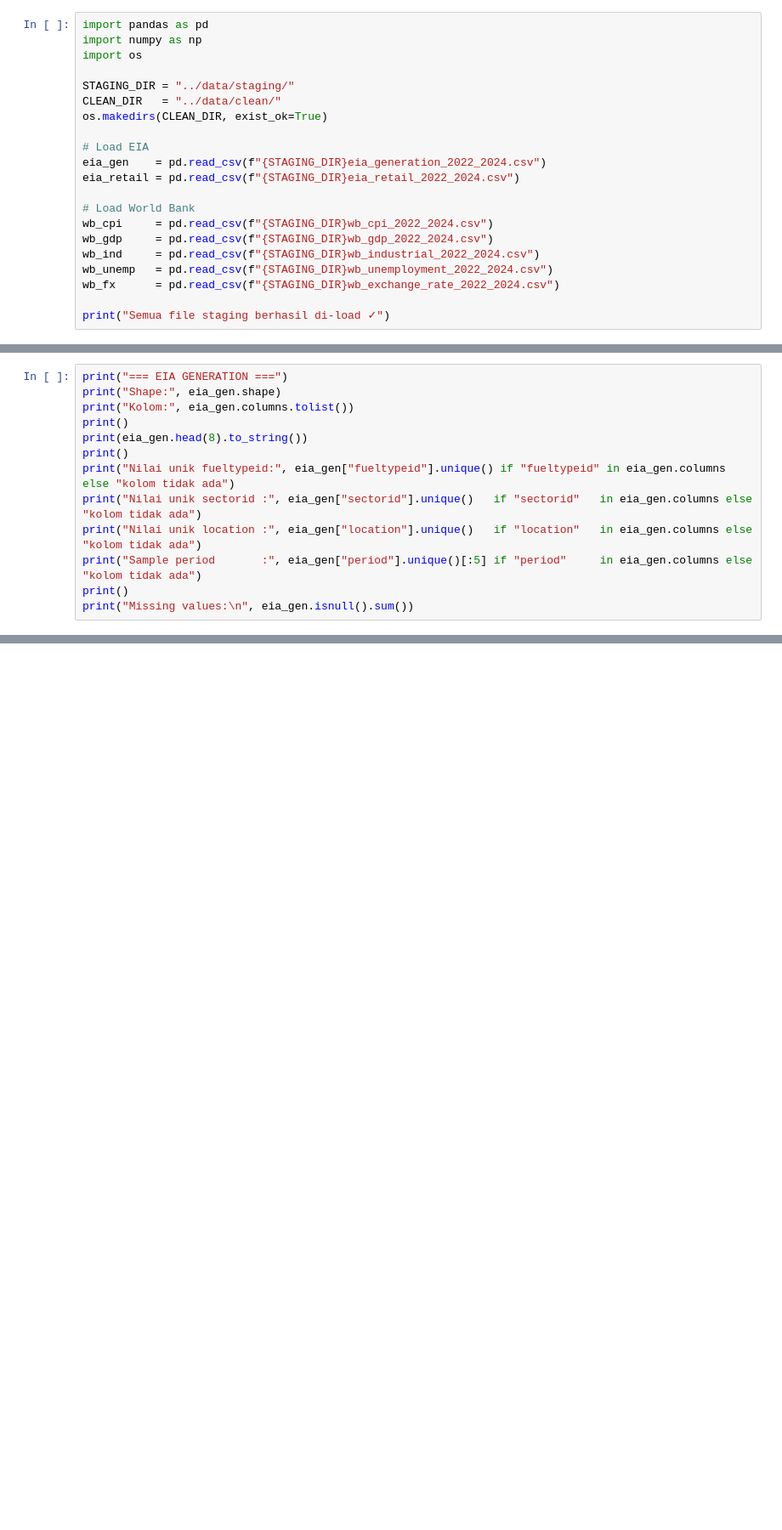
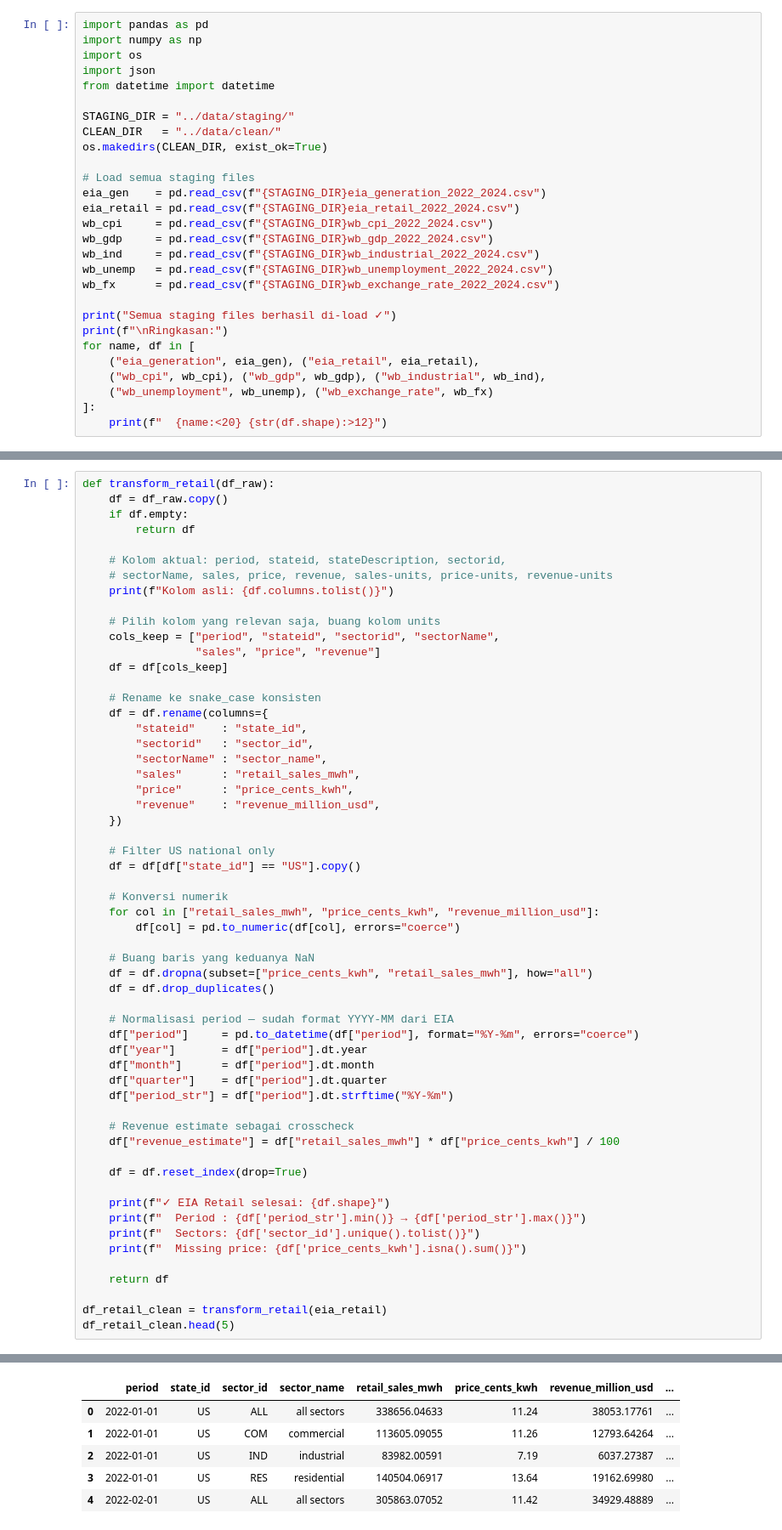
Before and after one commit to AlFirdaus008/warehouse_energy_project, a Jupyter notebook: notebooks/05_transform.ipynb, the cells around one changed output, grey strips where cells are left out. Shown at 85% size. Cells and saved outputs as stored; diff of their text form; blank space fills up the shorter version.

Commit message:
feat: add complete transform pipeline with Star Schema generation

```diff
--- a/notebooks/05_transform.ipynb
+++ b/notebooks/05_transform.ipynb
@@ -4,20 +2,27 @@
 import pandas as pd
 import numpy as np
 import os
+import json
+from datetime import datetime
 
 STAGING_DIR = "../data/staging/"
 CLEAN_DIR   = "../data/clean/"
 os.makedirs(CLEAN_DIR, exist_ok=True)
 
-# Load EIA
+# Load semua staging files
 eia_gen    = pd.read_csv(f"{STAGING_DIR}eia_generation_2022_2024.csv")
 eia_retail = pd.read_csv(f"{STAGING_DIR}eia_retail_2022_2024.csv")
-
-# Load World Bank
 wb_cpi     = pd.read_csv(f"{STAGING_DIR}wb_cpi_2022_2024.csv")
 wb_gdp     = pd.read_csv(f"{STAGING_DIR}wb_gdp_2022_2024.csv")
 wb_ind     = pd.read_csv(f"{STAGING_DIR}wb_industrial_2022_2024.csv")
 wb_unemp   = pd.read_csv(f"{STAGING_DIR}wb_unemployment_2022_2024.csv")
 wb_fx      = pd.read_csv(f"{STAGING_DIR}wb_exchange_rate_2022_2024.csv")
 
-print("Semua file staging berhasil di-load ✓")
+print("Semua staging files berhasil di-load ✓")
+print(f"\nRingkasan:")
+for name, df in [
+    ("eia_generation", eia_gen), ("eia_retail", eia_retail),
+    ("wb_cpi", wb_cpi), ("wb_gdp", wb_gdp), ("wb_industrial", wb_ind),
+    ("wb_unemployment", wb_unemp), ("wb_exchange_rate", wb_fx)
+]:
+    print(f"  {name:<20} {str(df.shape):>12}")
@@ -24,13 +40,58 @@ print("Semua file staging berhasil di-load ✓")
 # %%
-print("=== EIA GENERATION ===")
-print("Shape:", eia_gen.shape)
-print("Kolom:", eia_gen.columns.tolist())
-print()
-print(eia_gen.head(8).to_string())
-print()
-print("Nilai unik fueltypeid:", eia_gen["fueltypeid"].unique() if "fueltypeid" in eia_gen.columns else "kolom tidak ada")
-print("Nilai unik sectorid :", eia_gen["sectorid"].unique()   if "sectorid"   in eia_gen.columns else "kolom tidak ada")
-print("Nilai unik location :", eia_gen["location"].unique()   if "location"   in eia_gen.columns else "kolom tidak ada")
-print("Sample period       :", eia_gen["period"].unique()[:5] if "period"     in eia_gen.columns else "kolom tidak ada")
-print()
-print("Missing values:\n", eia_gen.isnull().sum())
+def transform_retail(df_raw):
+    df = df_raw.copy()
+    if df.empty:
+        return df
+
+    # Kolom aktual: period, stateid, stateDescription, sectorid,
+    # sectorName, sales, price, revenue, sales-units, price-units, revenue-units
+    print(f"Kolom asli: {df.columns.tolist()}")
+
+    # Pilih kolom yang relevan saja, buang kolom units
+    cols_keep = ["period", "stateid", "sectorid", "sectorName",
+                 "sales", "price", "revenue"]
+    df = df[cols_keep]
+
+    # Rename ke snake_case konsisten
+    df = df.rename(columns={
+        "stateid"    : "state_id",
+        "sectorid"   : "sector_id",
+        "sectorName" : "sector_name",
+        "sales"      : "retail_sales_mwh",
+        "price"      : "price_cents_kwh",
+        "revenue"    : "revenue_million_usd",
+    })
+
+    # Filter US national only
+    df = df[df["state_id"] == "US"].copy()
+
+    # Konversi numerik
+    for col in ["retail_sales_mwh", "price_cents_kwh", "revenue_million_usd"]:
+        df[col] = pd.to_numeric(df[col], errors="coerce")
+
+    # Buang baris yang keduanya NaN
+    df = df.dropna(subset=["price_cents_kwh", "retail_sales_mwh"], how="all")
+    df = df.drop_duplicates()
+
+    # Normalisasi period — sudah format YYYY-MM dari EIA
+    df["period"]     = pd.to_datetime(df["period"], format="%Y-%m", errors="coerce")
+    df["year"]       = df["period"].dt.year
+    df["month"]      = df["period"].dt.month
+    df["quarter"]    = df["period"].dt.quarter
+    df["period_str"] = df["period"].dt.strftime("%Y-%m")
+
+    # Revenue estimate sebagai crosscheck
+    df["revenue_estimate"] = df["retail_sales_mwh"] * df["price_cents_kwh"] / 100
+
+    df = df.reset_index(drop=True)
+
+    print(f"✓ EIA Retail selesai: {df.shape}")
+    print(f"  Period : {df['period_str'].min()} → {df['period_str'].max()}")
+    print(f"  Sectors: {df['sector_id'].unique().tolist()}")
+    print(f"  Missing price: {df['price_cents_kwh'].isna().sum()}")
+
+    return df
+
+df_retail_clean = transform_retail(eia_retail)
+df_retail_clean.head(5)
+# %% [output]
@@ -37 +103,7 @@ print("Missing values:\n", eia_gen.isnull().sum())
+|  | period | state_id | sector_id | sector_name | retail_sales_mwh | price_cents_kwh | revenue_million_usd | ... |
+| 0 | 2022-01-01 | US | ALL | all sectors | 338656.04633 | 11.24 | 38053.17761 | ... |
+| 1 | 2022-01-01 | US | COM | commercial | 113605.09055 | 11.26 | 12793.64264 | ... |
+| 2 | 2022-01-01 | US | IND | industrial | 83982.00591 | 7.19 | 6037.27387 | ... |
+| 3 | 2022-01-01 | US | RES | residential | 140504.06917 | 13.64 | 19162.69980 | ... |
+| 4 | 2022-02-01 | US | ALL | all sectors | 305863.07052 | 11.42 | 34929.48889 | ... |
 # %%
```
Also changed, not shown: parts of 9 cells of this notebook, 7 other files.
